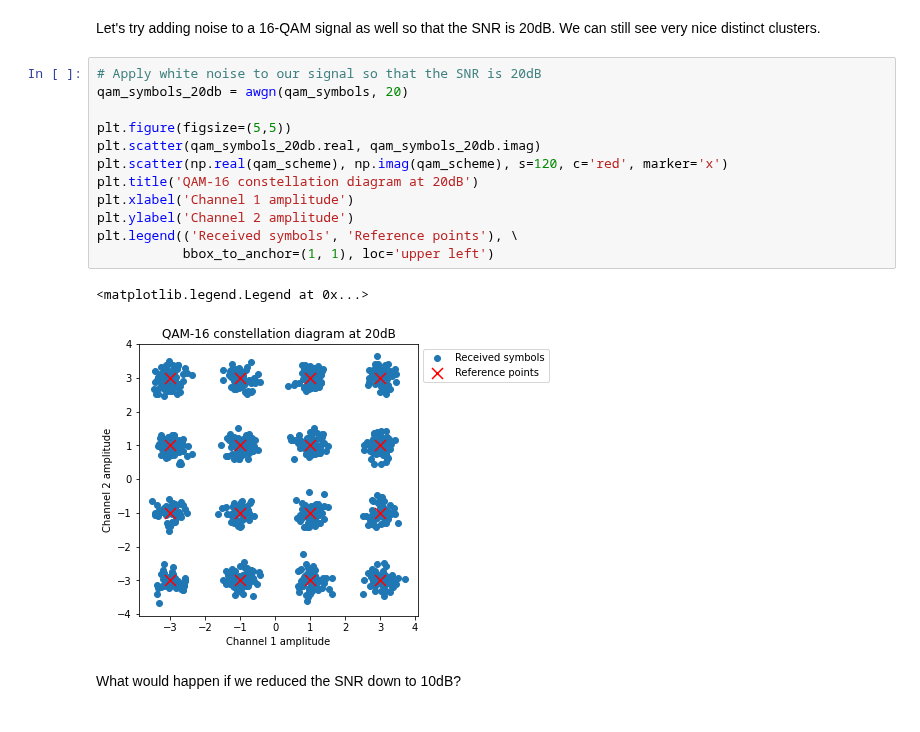
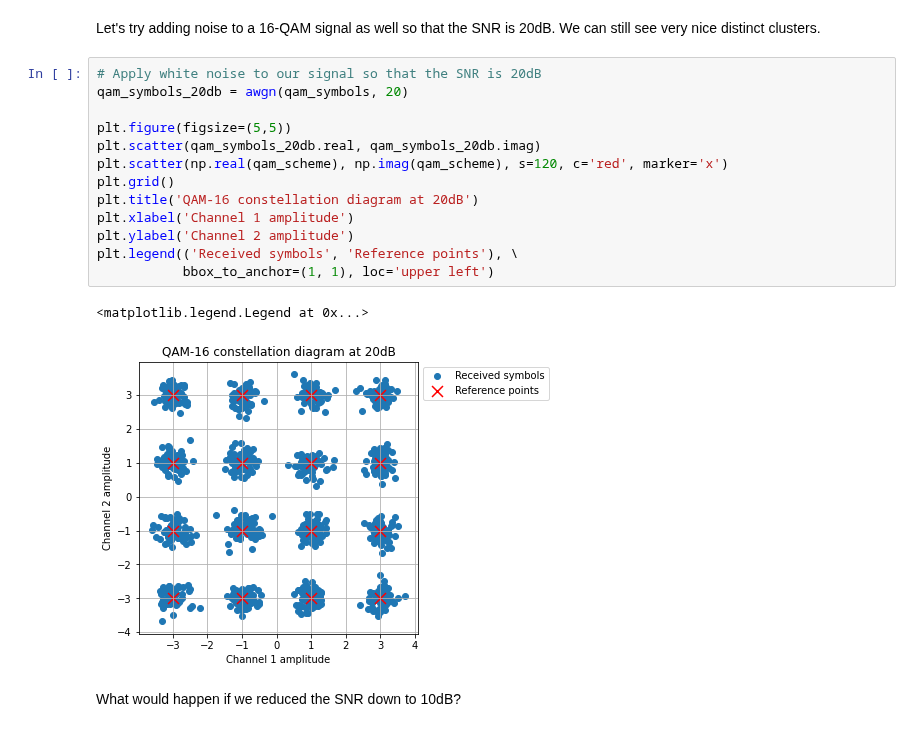
Before and after one commit to strath-sdr/dsp_notebooks, a Jupyter notebook: notebooks/baseband_modulation/01_baseband_modulation.ipynb, the cells around one changed output. Cells and saved outputs as stored; diff of their text form.

```diff
--- a/notebooks/baseband_modulation/01_baseband_modulation.ipynb
+++ b/notebooks/baseband_modulation/01_baseband_modulation.ipynb
@@ -197,18 +200,19 @@ Let's try adding noise to a 16-QAM signal as well so that the SNR is 20dB. We ca
 # %%
 # Apply white noise to our signal so that the SNR is 20dB
 qam_symbols_20db = awgn(qam_symbols, 20)
 
 plt.figure(figsize=(5,5))
 plt.scatter(qam_symbols_20db.real, qam_symbols_20db.imag)
 plt.scatter(np.real(qam_scheme), np.imag(qam_scheme), s=120, c='red', marker='x')
+plt.grid()
 plt.title('QAM-16 constellation diagram at 20dB')
 plt.xlabel('Channel 1 amplitude')
 plt.ylabel('Channel 2 amplitude')
 plt.legend(('Received symbols', 'Reference points'), \
            bbox_to_anchor=(1, 1), loc='upper left')
 # %% [output]
 <matplotlib.legend.Legend at 0x...>
-[figure, old version]
+[figure, new version]
 # %% [markdown]
 What would happen if we reduced the SNR down to 10dB?
 # %%
```
Also changed, not shown: parts of 14 cells of this notebook, 1 other file.
